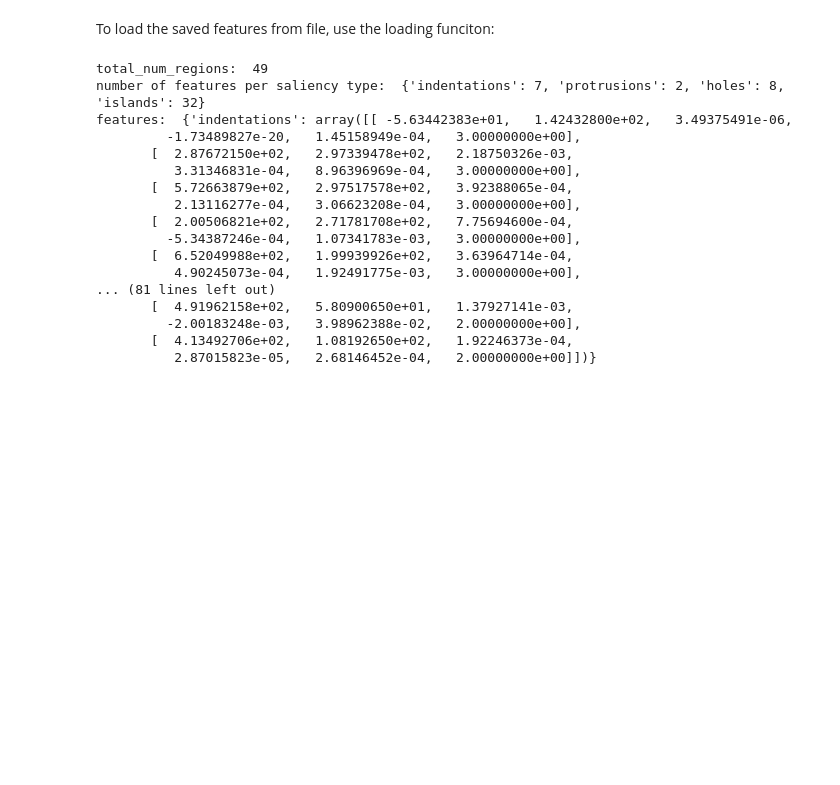
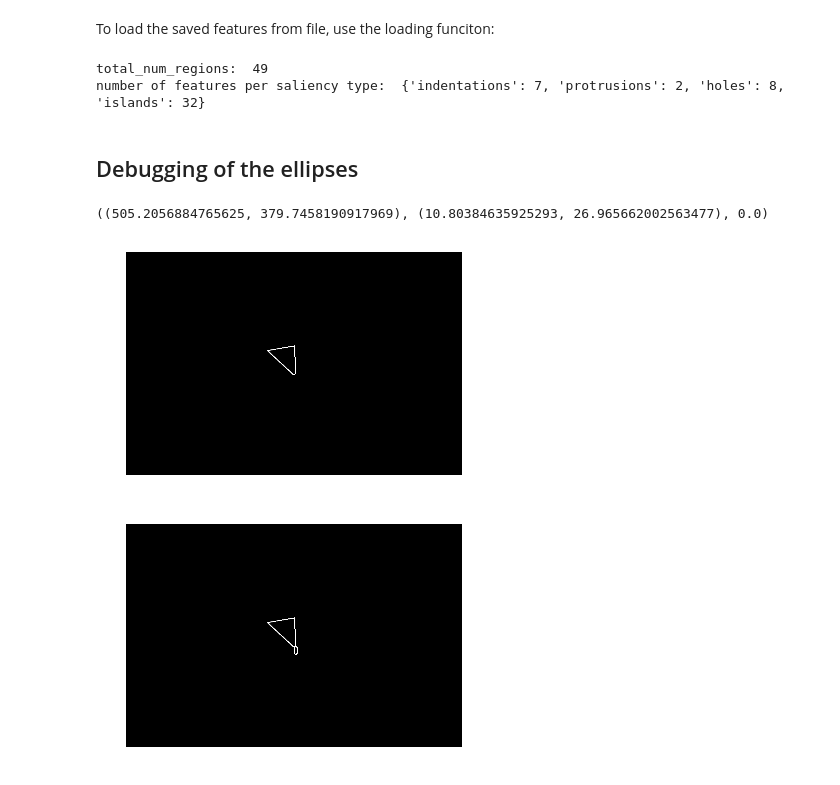
Before and after one commit to NLeSC/SalientDetector-python, a Jupyter notebook: Notebooks/DetectorExample.ipynb, the cells around one changed output. Saved outputs shown, nothing was run; the diff lists cells and outputs as text; code cells hidden in the pictures; blank space fills up the shorter version.

Commit message:
Added debugging to notebook fore issue #22

```diff
--- a/Notebooks/DetectorExample.ipynb
+++ b/Notebooks/DetectorExample.ipynb
@@ -83,22 +86,29 @@ import salientregions as sr
 total_num_regions, num_regions, features = sr.load_ellipse_features_from_file('poly_features.txt')
 print "total_num_regions: ", total_num_regions
 print "number of features per saliency type: ", num_regions
-print "features: ", features
+#print "features: ", features
 # %% [output]
 total_num_regions:  49
 number of features per saliency type:  {'indentations': 7, 'protrusions': 2, 'holes': 8, 'islands': 32}
-features:  {'indentations': array([[ -5.63442383e+01,   1.42432800e+02,   3.49375491e-06,
-         -1.73489827e-20,   1.45158949e-04,   3.00000000e+00],
-       [  2.87672150e+02,   2.97339478e+02,   2.18750326e-03,
-          3.31346831e-04,   8.96396969e-04,   3.00000000e+00],
-       [  5.72663879e+02,   2.97517578e+02,   3.92388065e-04,
-          2.13116277e-04,   3.06623208e-04,   3.00000000e+00],
-       [  2.00506821e+02,   2.71781708e+02,   7.75694600e-04,
-         -5.34387246e-04,   1.07341783e-03,   3.00000000e+00],
-       [  6.52049988e+02,   1.99939926e+02,   3.63964714e-04,
-          4.90245073e-04,   1.92491775e-03,   3.00000000e+00],
-... (81 lines left out)
-       [  4.91962158e+02,   5.80900650e+01,   1.37927141e-03,
-         -2.00183248e-03,   3.98962388e-02,   2.00000000e+00],
-       [  4.13492706e+02,   1.08192650e+02,   1.92246373e-04,
-          2.87015823e-05,   2.68146452e-04,   2.00000000e+00]])}
+# %% [markdown]
+## Debugging of the ellipses
+# %%
+#Get the indentations contours
+import salientregions.helpers as helpers
+binary_mask2 = regions["indentations"].copy()
+_, contours, hierarchy = cv2.findContours(
+    binary_mask2, cv2.RETR_CCOMP, cv2.CHAIN_APPROX_SIMPLE)
+# %%
+#The problematic ellipse is the first one
+cnt = contours[0][:,0,:].copy()
+cnt = cv2.convexHull(cnt)
+print cv2.fitEllipse(cnt)
+img2 = np.zeros_like(binary_mask2, dtype='uint8')
+(x, y), (ma, MA), angle = cv2.fitEllipse(cnt)
+sr.show_image(cv2.drawContours(img2, [cnt], 0, 255, 2))
+#sr.show_image(cv2.ellipse(img2, (1, 142), (166, 1071), 0.0, 0, 360))
+sr.show_image(cv2.ellipse(img2,(int(x),int(y)),(int(ma/2),int(MA/2)),int(angle),0,360,255,2))
+# %% [output]
+((505.2056884765625, 379.7458190917969), (10.80384635925293, 26.965662002563477), 0.0)
+[figure, added]
+[figure, added]
```
Also changed, not shown: parts of 2 cells of this notebook.
